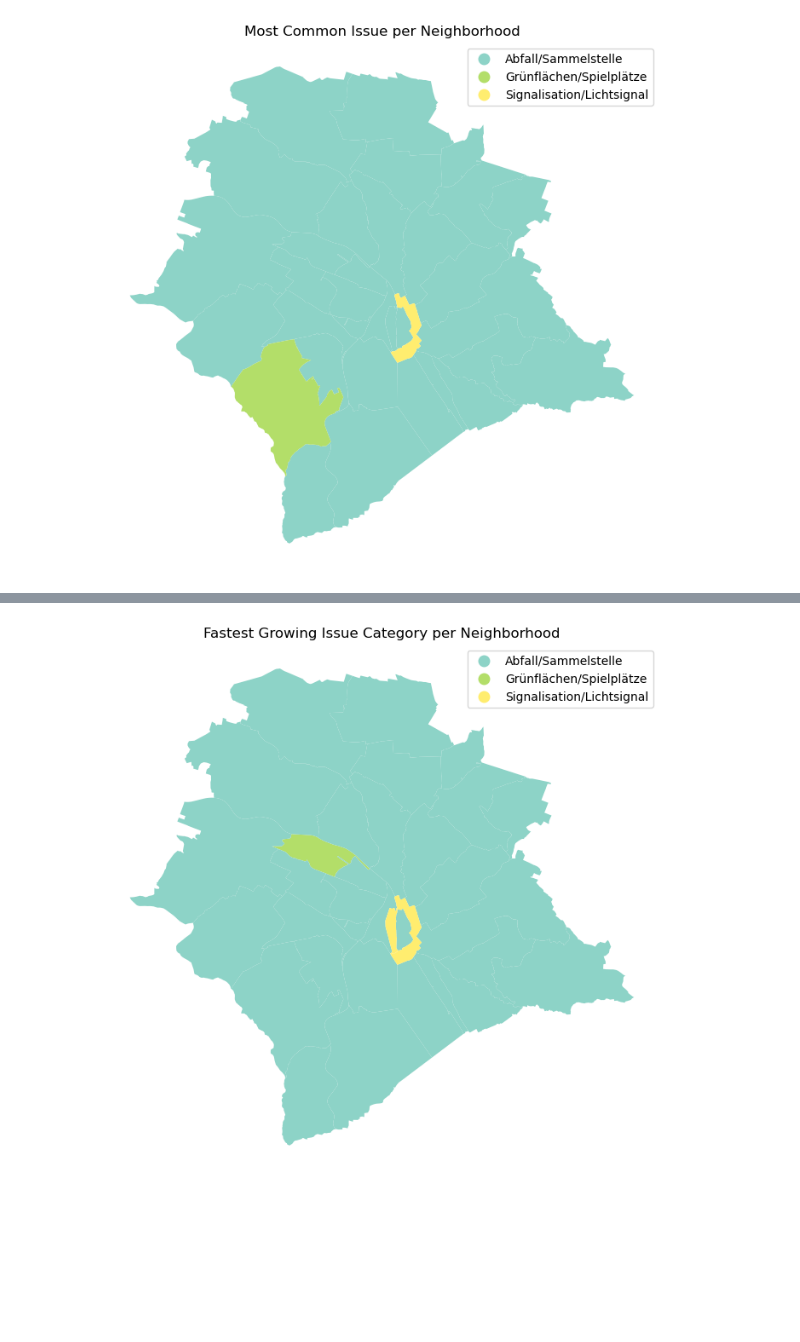
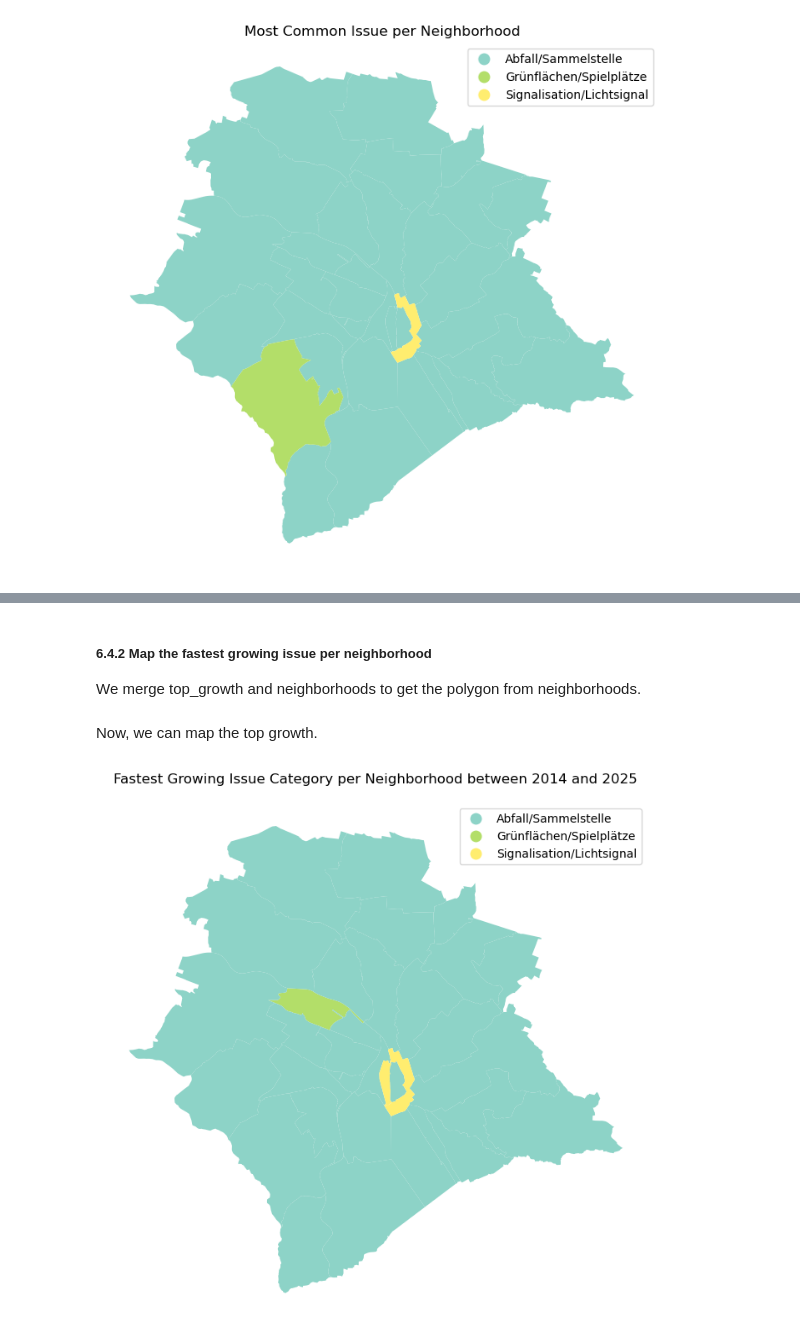
Before and after one commit to 0001jr/zurich-wie-neu, a Jupyter notebook: notebooks/zuri-wie-neu.ipynb, the cells around one changed output, grey strips where cells are left out. Saved outputs shown, nothing was run; the diff lists cells and outputs as text; code cells hidden in the pictures; blank space fills up the shorter version.

```diff
--- a/notebooks/zuri-wie-neu.ipynb
+++ b/notebooks/zuri-wie-neu.ipynb
@@ -849,7 +991,9 @@ plt.show()
 # %%
-pivot = trend.pivot_table(
+# cearte table with waste count
+pivot_waste = trend_waste.pivot_table(
     index=["qname", "service_name"],
     columns="year",
-    values="count",
-    fill_value=0
-).reset_index()
+    values="waste_count",
+).reset_index() # reset to get back to normal columns
+
+print(pivot_waste.info())
@@ -856,24 +1020,34 @@ pivot = trend.pivot_table(
 # %%
-pivot["growth"] = pivot[2025] - pivot[2014]
+# calculate the difference
+pivot_waste["waste_growth"] = pivot_waste[2025] - pivot_waste[2014]
 # %%
-top_growth = pivot.reset_index().loc[
-    pivot.groupby("qname")["growth"].idxmax()
+# neighborhood with the strongest increase in waste_growth
+top_growth = pivot_waste.reset_index().loc[
+    pivot_waste.groupby("qname")["waste_growth"].idxmax()
 ]
+# %% [markdown]
+##### 6.4.2 Map the fastest growing issue per neighborhood
+
+We merge top_growth and neighborhoods to get the polygon from neighborhoods.
 # %%
-map_gdf = normalized_reports_map.merge(
+# merge with neighborhood to get the polyfon
+fast_growing_issue_map = neighborhoods_cleaned.merge(
     top_growth[["qname", "service_name"]],
     on="qname",
     how="left"
 )
+# %% [markdown]
+Now, we can map the top growth.
 # %%
+# map the top growth using the function
 create_choropleth(
-    gdf=map_gdf,
-    column="service_name",
-    categorical=True,
-    title="Fastest Growing Issue Category per Neighborhood",
-    legend_title="Growing Issue",
-    output_path="growth_map.png",
-    cmap="Set3"
+    gdf = fast_growing_issue_map,
+    column = "service_name",
+    categorical = True,
+    title = "Fastest Growing Issue Category per Neighborhood between 2014 and 2025",
+    legend_title = "Growing Issue",
+    output_path = output_path_fast_growing_issue,
+    cmap = "Set3"
 )
 # %% [output]
-[figure, old version]
+[figure, new version]
```
Also changed, not shown: parts of 56 cells of this notebook.
